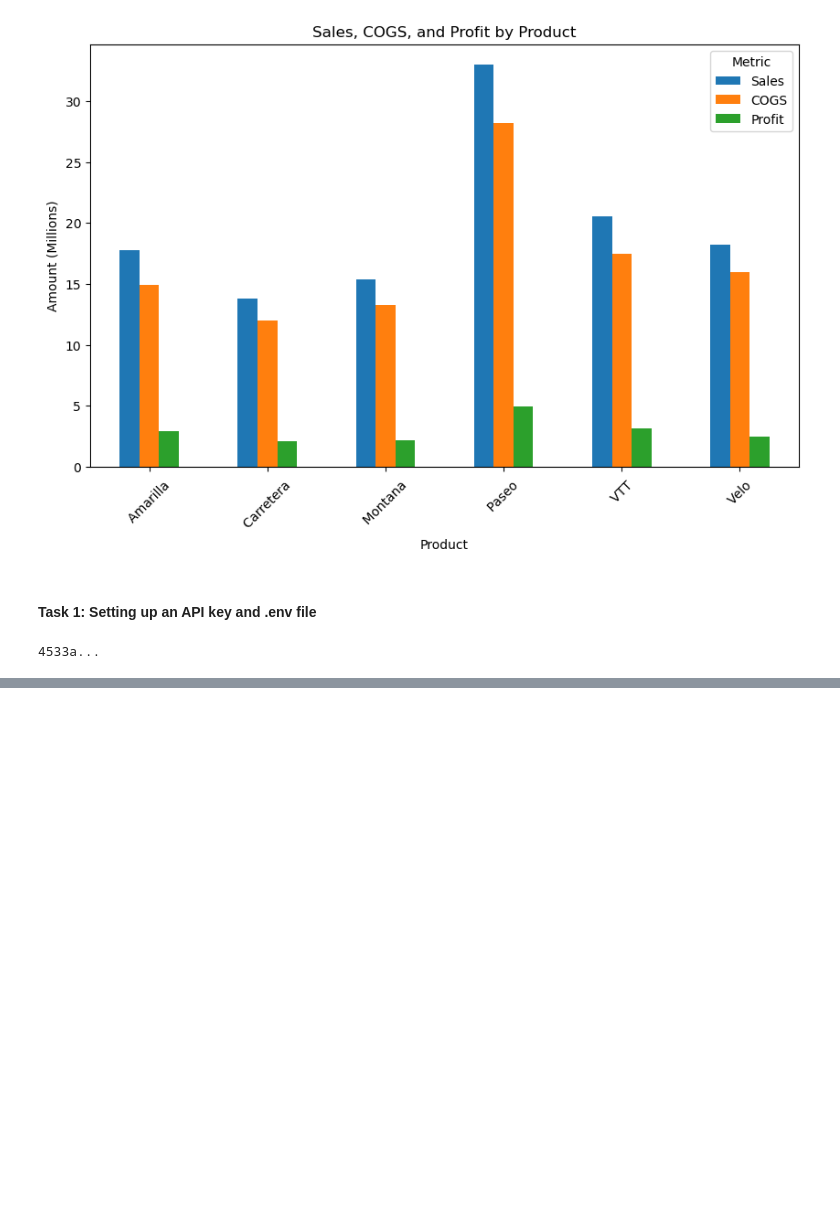
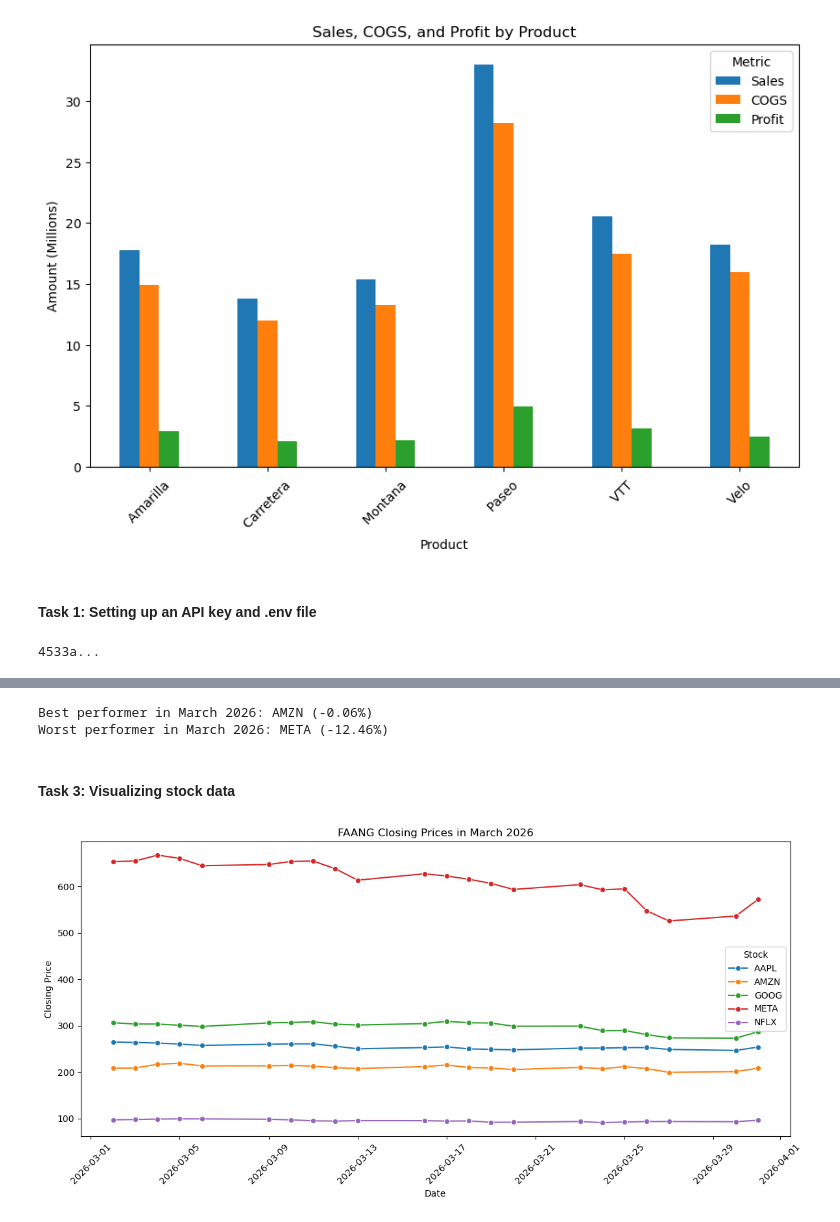
Before and after one commit to phchauanhh/PythonProgramming, a Jupyter notebook: assignments/assignment2/Assignment2.ipynb, the cells around one changed output, grey strips where cells are left out. Cells and saved outputs as stored; diff of their text form; code cells hidden in the pictures; blank space fills up the shorter version.

```diff
--- a/assignments/assignment2/Assignment2.ipynb
+++ b/assignments/assignment2/Assignment2.ipynb
@@ -173,0 +187,6 @@ print(api_key[:5] + "...")
+# %%
+# Load API key from .env
+load_dotenv()
+api_key = os.getenv("MARKETSTACK_API_KEY")
+
+print(api_key[:5] + "...")
@@ -173,0 +223,6 @@ print(api_key[:5] + "...")
+# %%
+# Convert JSON data to DataFrame
+df_market = pd.DataFrame(data["data"])
+
+# Show first 5 rows
+display(df_market.head())
@@ -173,0 +257,12 @@ print(api_key[:5] + "...")
+# %%
+# c)
+# Keep only useful columns for this task
+market = df_market[["symbol", "date", "open", "high", "low", "close", "volume"]].copy()
+
+# Convert date column to datetime
+market["date"] = pd.to_datetime(market["date"])
+
+# Sort by stock and date
+market = market.sort_values(["symbol", "date"])
+
+display(market.head())
@@ -173,0 +317,15 @@ print(api_key[:5] + "...")
+# %%
+# Best and worst performer
+best_stock = monthly_returns["return_pct"].idxmax()
+worst_stock = monthly_returns["return_pct"].idxmin()
+
+best_return = monthly_returns.loc[best_stock, "return_pct"]
+worst_return = monthly_returns.loc[worst_stock, "return_pct"]
+
+print(f"Best performer in March 2026: {best_stock} ({best_return:.2f}%)")
+print(f"Worst performer in March 2026: {worst_stock} ({worst_return:.2f}%)")
+# %% [output]
+Best performer in March 2026: AMZN (-0.06%)
+Worst performer in March 2026: META (-12.46%)
+# %% [markdown]
+#### Task 3: Visualizing stock data
@@ -173,0 +337,16 @@ print(api_key[:5] + "...")
+# %%
+# Make sure data is sorted
+market = market.sort_values(["symbol", "date"]).copy()
+
+plt.figure(figsize=(12, 6))
+sns.lineplot(data=market, x="date", y="close", hue="symbol", marker="o")
+
+plt.title("FAANG Closing Prices in March 2026")
+plt.xlabel("Date")
+plt.ylabel("Closing Price")
+plt.legend(title="Stock")
+plt.xticks(rotation=45)
+plt.tight_layout()
+plt.show()
+# %% [output]
+[figure, added]
```
Also changed, not shown: parts of 48 cells of this notebook, 4 other files.
